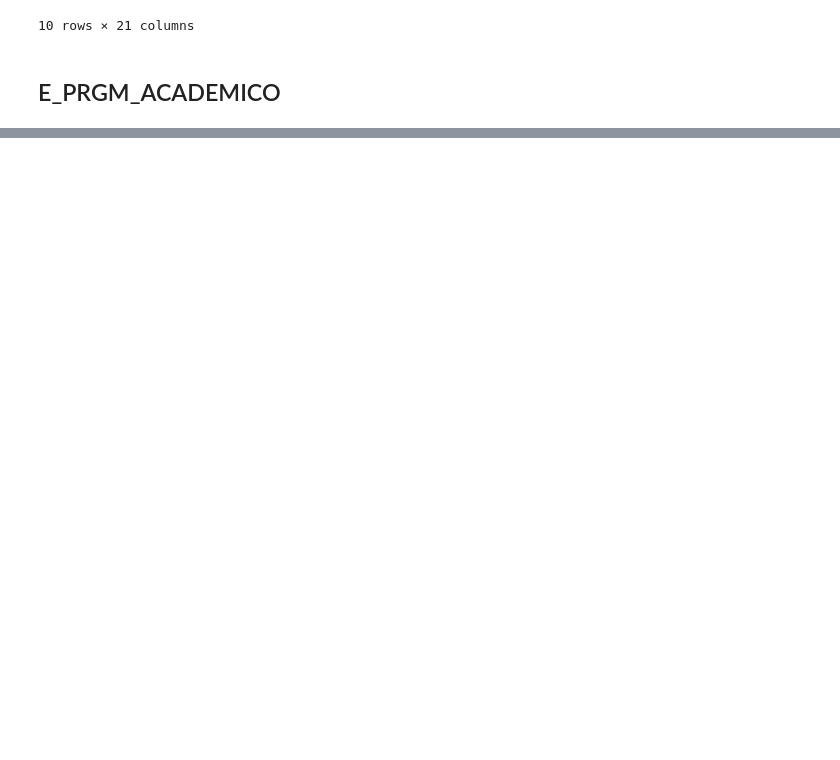
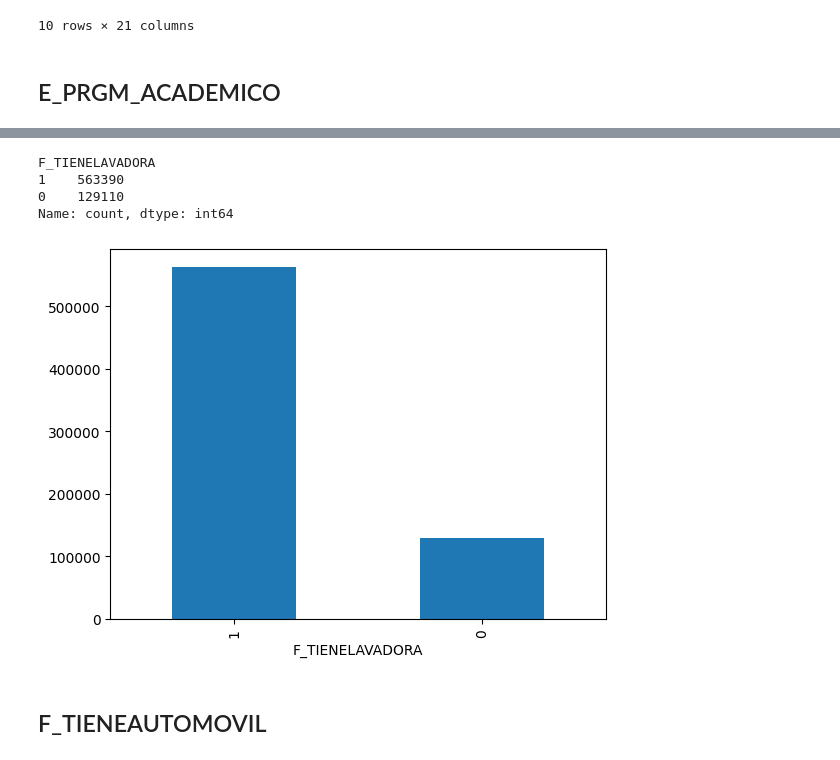
Before and after one commit to Thomascc123/Proyecto-Kaggle-Modelos, a Jupyter notebook: 02 - preprocesado.ipynb, the cells around one changed output, grey strips where cells are left out. Cells and saved outputs as stored; diff of their text form; code cells hidden in the pictures; blank space fills up the shorter version.

```diff
--- a/02 - preprocesado.ipynb
+++ b/02 - preprocesado.ipynb
@@ -699,0 +834,2 @@ train.shape[0]*0.2/100
+# %%
+copy2train = onehotEncode(copy2train, 'F_EDUCACIONPADRE')
@@ -699,0 +877,10 @@ train.shape[0]*0.2/100
+# %%
+viewValues(copy2train, 'F_TIENELAVADORA')
+# %% [output]
+F_TIENELAVADORA
+1    563390
+0    129110
+Name: count, dtype: int64
+[figure, added]
+# %% [markdown]
+## F_TIENEAUTOMOVIL
```
Also changed, not shown: parts of 53 cells of this notebook.
